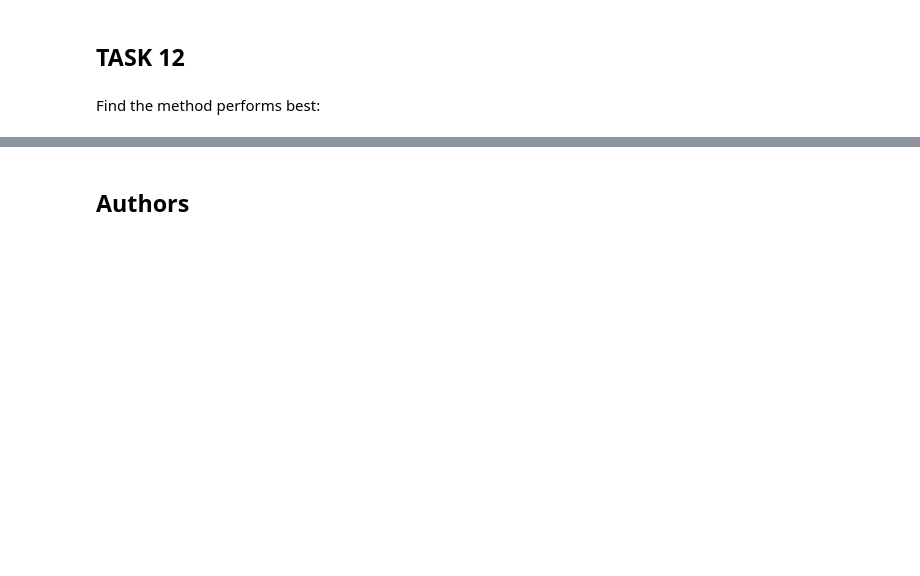
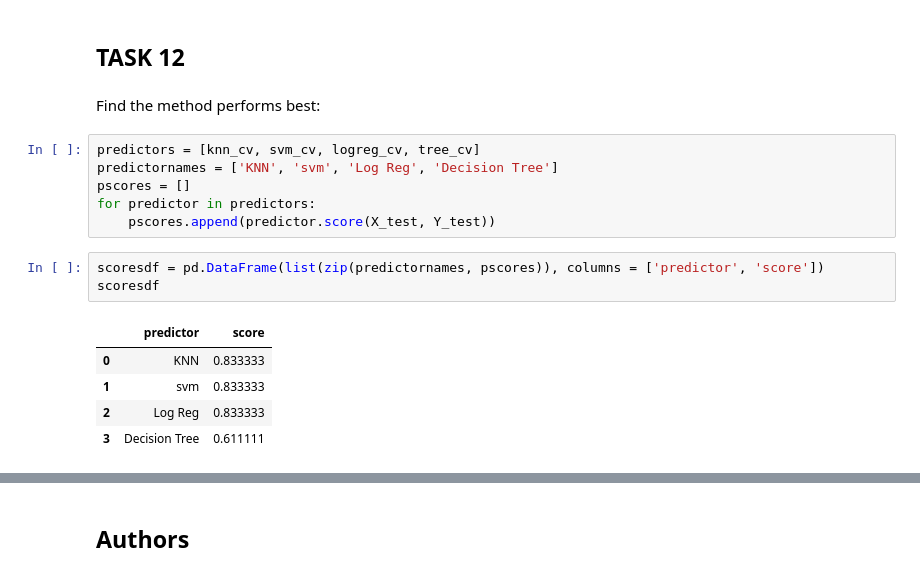
Before and after one commit to Alba920/IBMCourseADH, a Jupyter notebook: Machine Learning Prediction lab.ipynb, the cells around one changed output, grey strips where cells are left out. Saved outputs shown, nothing was run; the diff lists cells and outputs as text; blank space fills up the shorter version.

```diff
--- a/Machine Learning Prediction lab.ipynb
+++ b/Machine Learning Prediction lab.ipynb
@@ -336,3 +335,18 @@ plot_confusion_matrix(Y_test,yhat)
 ## TASK  12
 # %% [markdown]
 Find the method performs best:
+# %%
+predictors = [knn_cv, svm_cv, logreg_cv, tree_cv]
+predictornames = ['KNN', 'svm', 'Log Reg', 'Decision Tree']
+pscores = []
+for predictor in predictors:
+    pscores.append(predictor.score(X_test, Y_test))
+# %%
+scoresdf = pd.DataFrame(list(zip(predictornames, pscores)), columns = ['predictor', 'score'])
+scoresdf
+# %% [output]
+|  | predictor | score |
+| 0 | KNN | 0.833333 |
+| 1 | svm | 0.833333 |
+| 2 | Log Reg | 0.833333 |
+| 3 | Decision Tree | 0.611111 |
```
Also changed, not shown: parts of 4 cells of this notebook.
